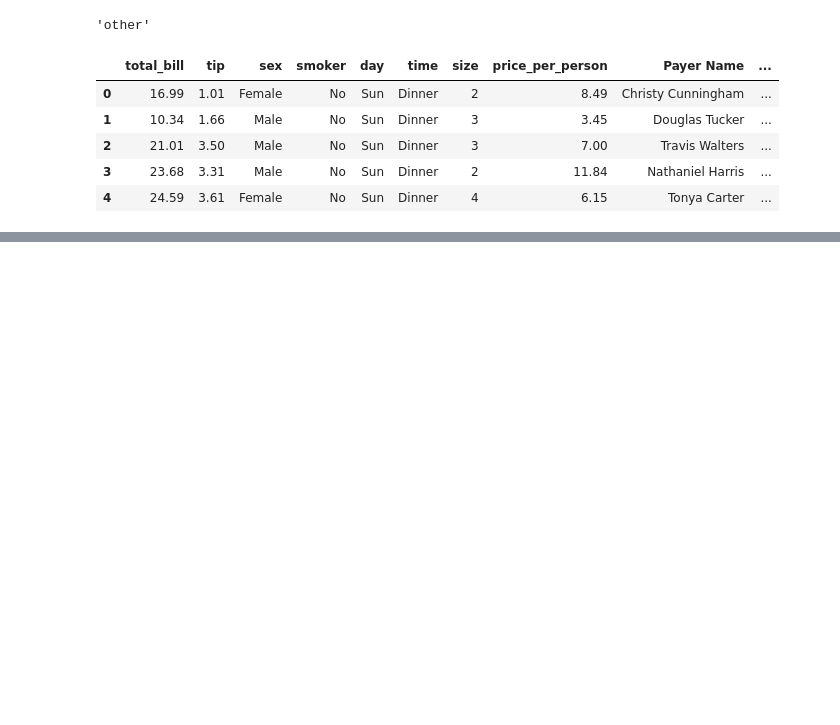
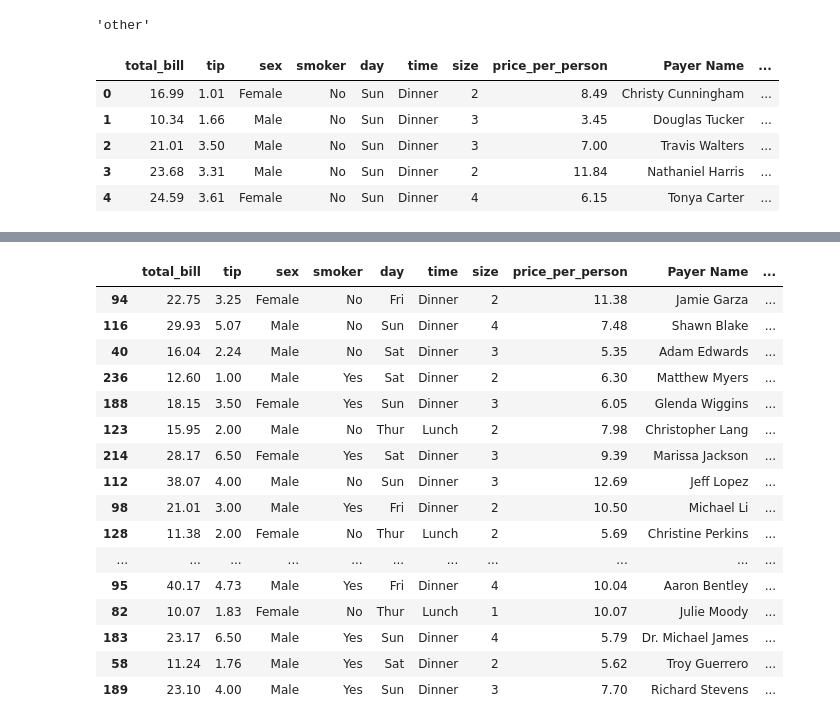
Before and after one commit to aharo24/machine-learning-jupyternotebook, a Jupyter notebook: Pandas/Methods.ipynb, the cells around one changed output, grey strips where cells are left out. Saved outputs shown, nothing was run; the diff lists cells and outputs as text; code cells hidden in the pictures; blank space fills up the shorter version.

```diff
--- a/Pandas/Methods.ipynb
+++ b/Pandas/Methods.ipynb
@@ -181,6 +181,12 @@ quality(16.99, 1.01)
 'other'
 # %%
 df['Quality'] = df[['total_bill','tip']].apply(lambda df:quality(df['total_bill'], df['tip']), axis=1)
+# %%
+def quality(total_bill,tip):
+    if tip / total_bill > 0.25:
+        return "generous tip"
+    else:
+        return "other"
 # %%
 df['Quality'] = np.vectorize(quality) (df['total_bill'], df['tip'])
 # %%
@@ -192,26 +198,3 @@ df.head()
 | 2 | 21.01 | 3.50 | Male | No | Sun | Dinner | 3 | 7.00 | Travis Walters | ... |
 | 3 | 23.68 | 3.31 | Male | No | Sun | Dinner | 2 | 11.84 | Nathaniel Harris | ... |
 | 4 | 24.59 | 3.61 | Female | No | Sun | Dinner | 4 | 6.15 | Tonya Carter | ... |
-# %%
-import timeit
-
-# code snippet to be executed only once
-setup = '''
-import numpy as np
-import pandas as pd
-df = pd.read_csv('tips.csv')
-def quality(total_bill,tip):
-    if tip/total_bill  > 0.25:
-        return "Generous"
-    else:
-        return "Other"
-'''
-
-# code snippet whose execution time is to be measured
-stmt_one = '''
-df['Tip Quality'] = df[['total_bill','tip']].apply(lambda df: quality(df['total_bill'],df['tip']),axis=1)
-'''
-
-stmt_two = '''
-df['Tip Quality'] = np.vectorize(quality)(df['total_bill'], df['tip'])
-'''
@@ -217,0 +453,20 @@ df['Tip Quality'] = np.vectorize(quality)(df['total_bill'], df['tip'])
+# %%
+df.sample(frac=0.10)
+# %% [output]
+|  | total_bill | tip | sex | smoker | day | time | size | price_per_person | Payer Name | ... |
+| 94 | 22.75 | 3.25 | Female | No | Fri | Dinner | 2 | 11.38 | Jamie Garza | ... |
+| 116 | 29.93 | 5.07 | Male | No | Sun | Dinner | 4 | 7.48 | Shawn Blake | ... |
+| 40 | 16.04 | 2.24 | Male | No | Sat | Dinner | 3 | 5.35 | Adam Edwards | ... |
+| 236 | 12.60 | 1.00 | Male | Yes | Sat | Dinner | 2 | 6.30 | Matthew Myers | ... |
+| 188 | 18.15 | 3.50 | Female | Yes | Sun | Dinner | 3 | 6.05 | Glenda Wiggins | ... |
+| 123 | 15.95 | 2.00 | Male | No | Thur | Lunch | 2 | 7.98 | Christopher Lang | ... |
+| 214 | 28.17 | 6.50 | Female | Yes | Sat | Dinner | 3 | 9.39 | Marissa Jackson | ... |
+| 112 | 38.07 | 4.00 | Male | No | Sun | Dinner | 3 | 12.69 | Jeff Lopez | ... |
+| 98 | 21.01 | 3.00 | Male | Yes | Fri | Dinner | 2 | 10.50 | Michael Li | ... |
+| 128 | 11.38 | 2.00 | Female | No | Thur | Lunch | 2 | 5.69 | Christine Perkins | ... |
+| ... | ... | ... | ... | ... | ... | ... | ... | ... | ... | ... |
+| 95 | 40.17 | 4.73 | Male | Yes | Fri | Dinner | 4 | 10.04 | Aaron Bentley | ... |
+| 82 | 10.07 | 1.83 | Female | No | Thur | Lunch | 1 | 10.07 | Julie Moody | ... |
+| 183 | 23.17 | 6.50 | Male | Yes | Sun | Dinner | 4 | 5.79 | Dr. Michael James | ... |
+| 58 | 11.24 | 1.76 | Male | Yes | Sat | Dinner | 2 | 5.62 | Troy Guerrero | ... |
+| 189 | 23.10 | 4.00 | Male | Yes | Sun | Dinner | 3 | 7.70 | Richard Stevens | ... |
```
Also changed, not shown: parts of 26 cells of this notebook, 2 other files.
